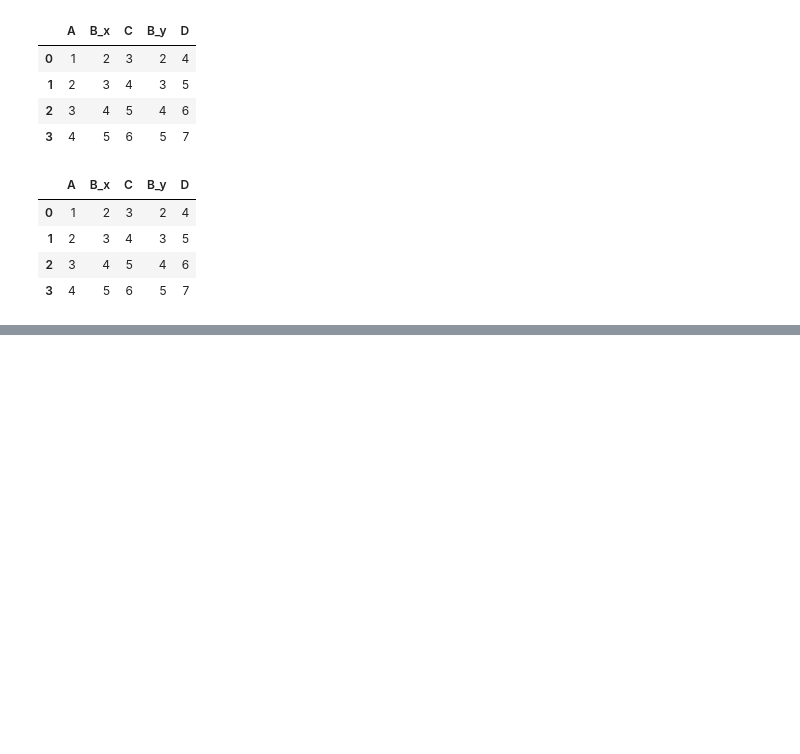
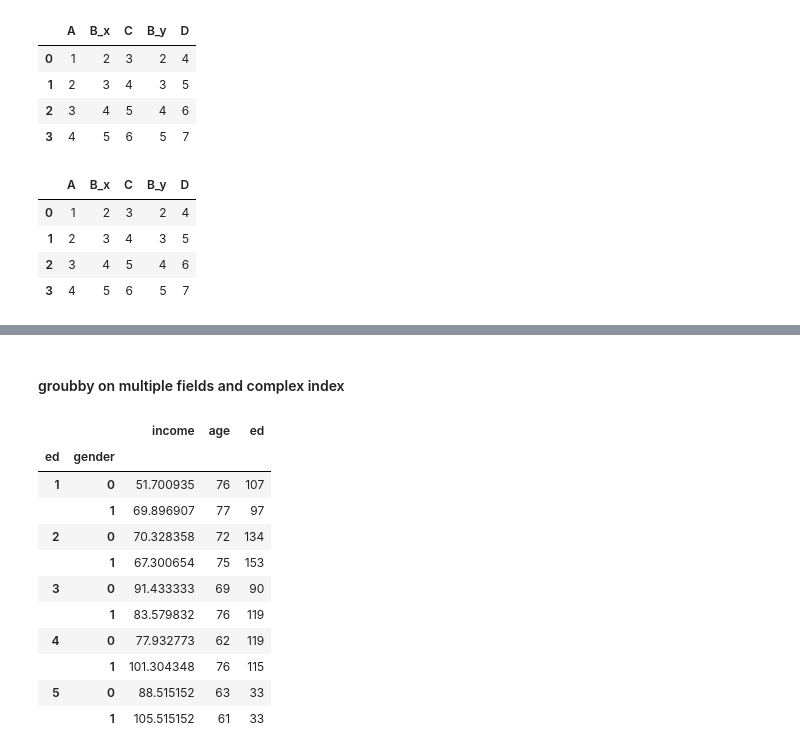
Before and after one commit to ErfanEbrahimiBazaz/python_basics_teachings, a Jupyter notebook: pandas_dataframe_manupulation.ipynb, the cells around one changed output, grey strips where cells are left out. Drawn from its saved outputs; the diff is of its cells as text; code cells hidden in the pictures; blank space fills up the shorter version.

```diff
--- a/pandas_dataframe_manupulation.ipynb
+++ b/pandas_dataframe_manupulation.ipynb
@@ -75,0 +142,17 @@ pd.merge(df1, df2, how='left', on='A')
+# %% [markdown]
+#### groubby on multiple fields and complex index
+# %%
+df_churn.groupby(['ed', 'gender']).agg({'income':np.mean, 'age':np.max, 'ed':np.count_nonzero})
+# %% [output]
+|  |  | income | age | ed |
+| ed | gender |  |  |  |
+| 1 | 0 | 51.700935 | 76 | 107 |
+|  | 1 | 69.896907 | 77 | 97 |
+| 2 | 0 | 70.328358 | 72 | 134 |
+|  | 1 | 67.300654 | 75 | 153 |
+| 3 | 0 | 91.433333 | 69 | 90 |
+|  | 1 | 83.579832 | 76 | 119 |
+| 4 | 0 | 77.932773 | 62 | 119 |
+|  | 1 | 101.304348 | 76 | 115 |
+| 5 | 0 | 88.515152 | 63 | 33 |
+|  | 1 | 105.515152 | 61 | 33 |
```
Also changed, not shown: parts of 20 cells of this notebook.
